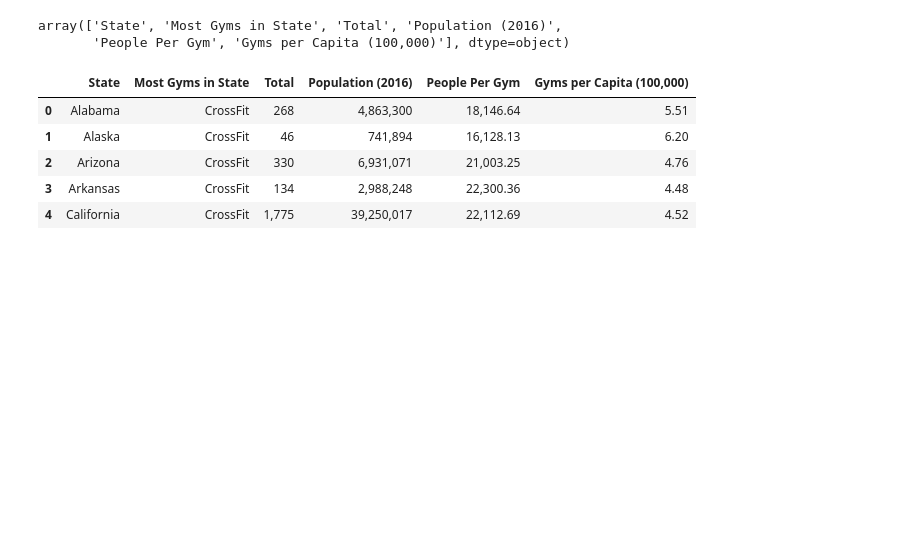
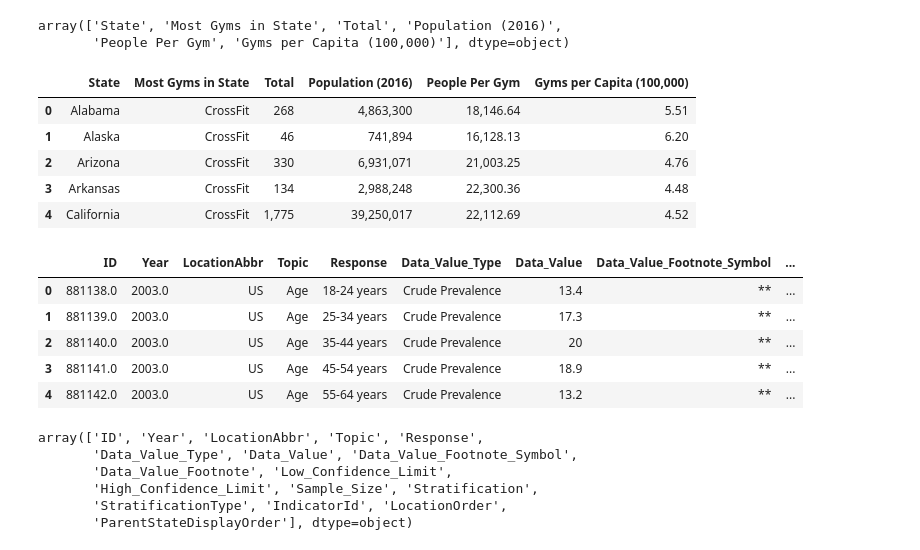
Before and after one commit to kelliwolf17/FInal_Project, a Jupyter notebook: ml_model.ipynb, the cells around one changed output. Drawn from its saved outputs; the diff is of its cells as text; code cells hidden in the pictures; blank space fills up the shorter version.

Commit message:
updating merged dataset called merged_df.csv

```diff
--- a/ml_model.ipynb
+++ b/ml_model.ipynb
@@ -583,0 +586,22 @@ gym_df.head()
+# %%
+merged_category_list = [age2_df, bmi2_df, diabetes2_df, education2_df, exercise2_df, income2_df, sex2_df, tobacco2_df, hypertension2_df]
+
+
+merged_df = pd.concat(merged_category_list)
+merged_df.head()
+# %% [output]
+|  | ID | Year | LocationAbbr | Topic | Response | Data_Value_Type | Data_Value | Data_Value_Footnote_Symbol | ... |
+| 0 | 881138.0 | 2003.0 | US | Age | 18-24 years | Crude Prevalence | 13.4 | ** | ... |
+| 1 | 881139.0 | 2003.0 | US | Age | 25-34 years | Crude Prevalence | 17.3 | ** | ... |
+| 2 | 881140.0 | 2003.0 | US | Age | 35-44 years | Crude Prevalence | 20 | ** | ... |
+| 3 | 881141.0 | 2003.0 | US | Age | 45-54 years | Crude Prevalence | 18.9 | ** | ... |
+| 4 | 881142.0 | 2003.0 | US | Age | 55-64 years | Crude Prevalence | 13.2 | ** | ... |
+# %%
+merged_df.columns.values
+# %% [output]
+array(['ID', 'Year', 'LocationAbbr', 'Topic', 'Response',
+       'Data_Value_Type', 'Data_Value', 'Data_Value_Footnote_Symbol',
+       'Data_Value_Footnote', 'Low_Confidence_Limit',
+       'High_Confidence_Limit', 'Sample_Size', 'Stratification',
+       'StratificationType', 'IndicatorId', 'LocationOrder',
+       'ParentStateDisplayOrder'], dtype=object)
```
Also changed, not shown: parts of 2 cells of this notebook, 2 other files.
